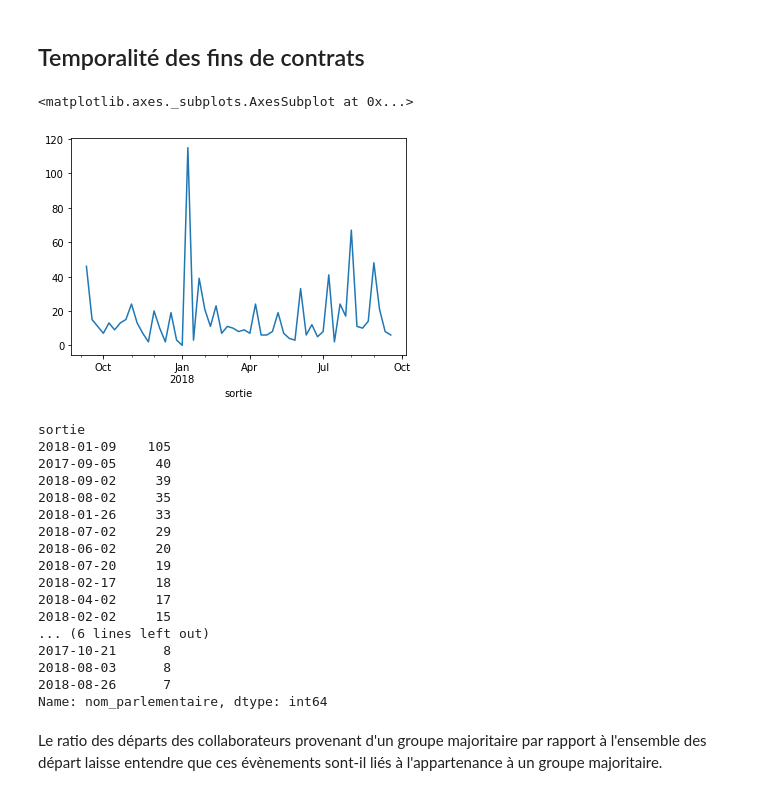
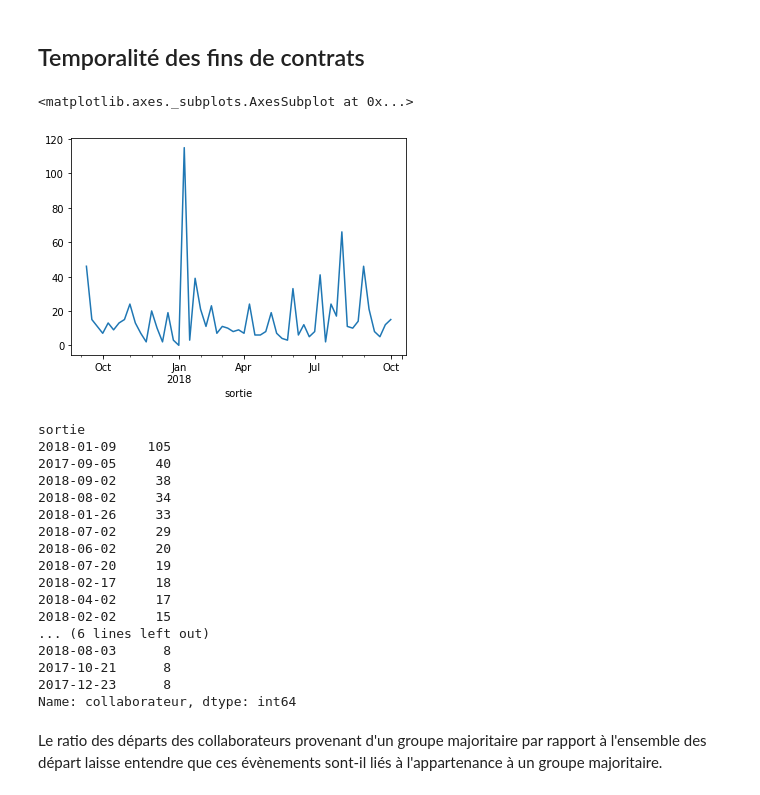
Before and after one commit to regardscitoyens/Collaborateurs-Parlement, a Jupyter notebook: exploitations/turnover.ipynb, the cells around one changed output. Saved outputs shown, nothing was run; the diff lists cells and outputs as text; code cells hidden in the pictures.

```diff
--- a/exploitations/turnover.ipynb
+++ b/exploitations/turnover.ipynb
@@ -19,7 +19,7 @@ from scipy.stats import ttest_ind, linregress
 # Fichier généré quotidiennenement par nosdeputes.fr depuis le site de l'AN
 csv = pd.read_csv("../data/turnover.csv", encoding='utf-8')
 
-csv["groupe_majoritaire"] = (csv["groupe_sigle"] == "LREM") | (csv["groupe_sigle"] == "MODEM")
+csv["groupes_majoritaires"] = (csv["groupe_sigle"] == "LREM") | (csv["groupe_sigle"] == "MODEM")
 
 # Parsing des dates de contrat, de mandat et de naissance
 csv["entree"] = pd.to_datetime(csv["entree"])
@@ -124,18 +132,18 @@ sur les six premiers mois :
 ## Temporalité des fins de contrats
 # %%
 csv.index = csv["sortie"]
-csv[csv.index != max(csv["sortie"])].resample('W').count()["nom_parlementaire"].plot()
+csv[csv.index != max(csv["sortie"])].resample('W').count()["collaborateur"].plot()
 # %% [output]
 <matplotlib.axes._subplots.AxesSubplot at 0x...>
-[figure, old version]
+[figure, new version]
 # %%
-csv[csv.index != max(csv["sortie"])].resample('D').count()["nom_parlementaire"].sort_values(ascending=False).head(20)
+csv[csv.index != max(csv["sortie"])].resample('D').count()["collaborateur"].sort_values(ascending=False).head(20)
 # %% [output]
 sortie
 2018-01-09    105
 2017-09-05     40
-2018-09-02     39
-2018-08-02     35
+2018-09-02     38
+2018-08-02     34
 2018-01-26     33
 2018-07-02     29
 2018-06-02     20
@@ -144,10 +152,10 @@ sortie
 2018-04-02     17
 2018-02-02     15
 ... (6 lines left out)
+2018-08-03      8
 2017-10-21      8
-2018-08-03      8
-2018-08-26      7
-Name: nom_parlementaire, dtype: int64
+2017-12-23      8
+Name: collaborateur, dtype: int64
 # %% [markdown]
 Le ratio des départs des collaborateurs provenant d'un groupe majoritaire par rapport à l'ensemble des départ laisse entendre que ces évènements sont-il liés à l'appartenance à un groupe majoritaire.
 # %%
```
Also changed, not shown: parts of 51 cells of this notebook, 2 other files.
